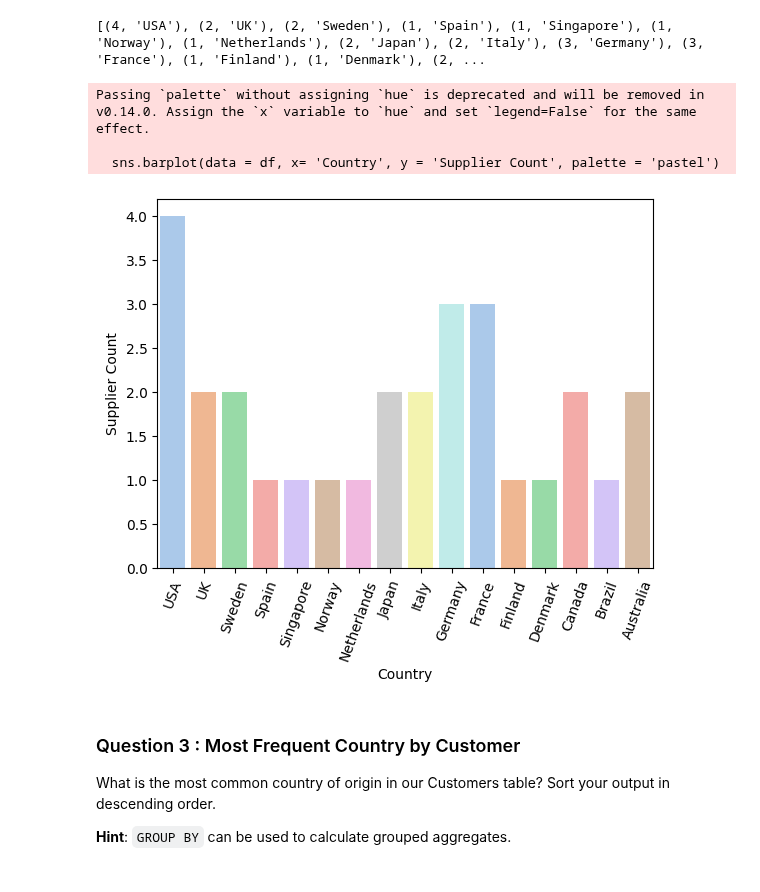
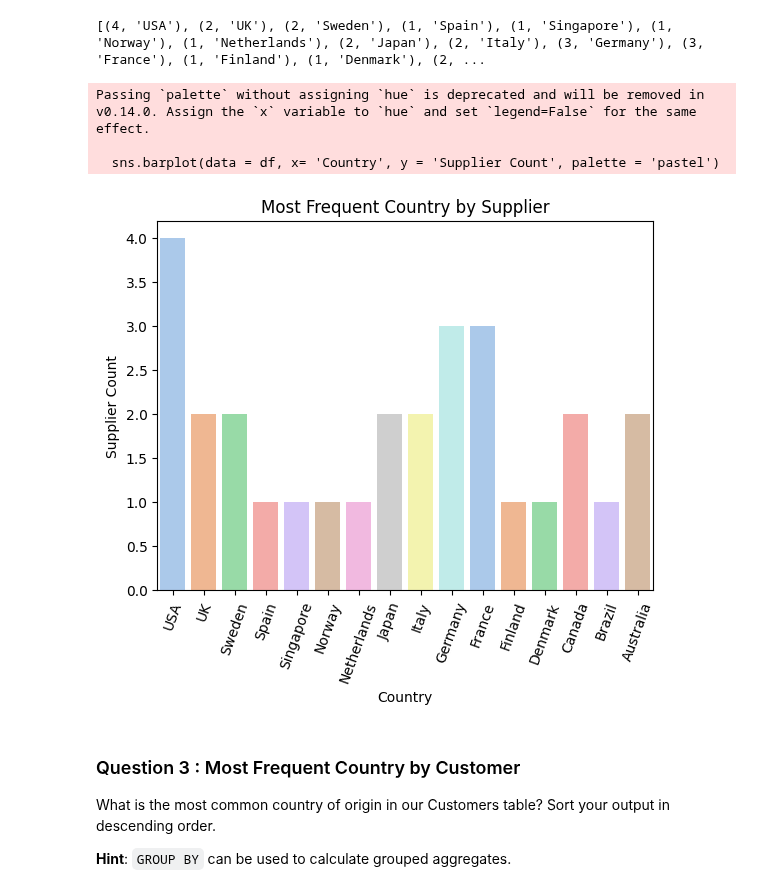
Before and after one commit to szhagnay/TKH-SQL-Ad-Hoc-Analysis, a Jupyter notebook: adhoc_report.ipynb, the cells around one changed output. Cells and saved outputs as stored; diff of their text form; code cells hidden in the pictures.

```diff
--- a/adhoc_report.ipynb
+++ b/adhoc_report.ipynb
@@ -53,17 +53,18 @@ print(Nrow)
 # %%
 # TODO: Convert your list of tuples to a dataframe
 df = pd.DataFrame(Nrow, columns=['Supplier Count', 'Country'])
 
 # TODO: Generate a visualization on this dataframe
 df.head(30)
 sns.barplot(data = df, x= 'Country', y = 'Supplier Count', palette = 'pastel')
 plt.xticks(rotation = 70)
+plt.title('Most Frequent Country by Supplier')
 plt.show()
 # %% [output]
 Passing `palette` without assigning `hue` is deprecated and will be removed in v0.14.0. Assign the `x` variable to `hue` and set `legend=False` for the same effect.
 
   sns.barplot(data = df, x= 'Country', y = 'Supplier Count', palette = 'pastel')
-[figure, old version]
+[figure, new version]
 # %% [markdown]
 ### Question 3 : Most Frequent Country by Customer
 
```
Also changed, not shown: parts of 6 cells of this notebook.
